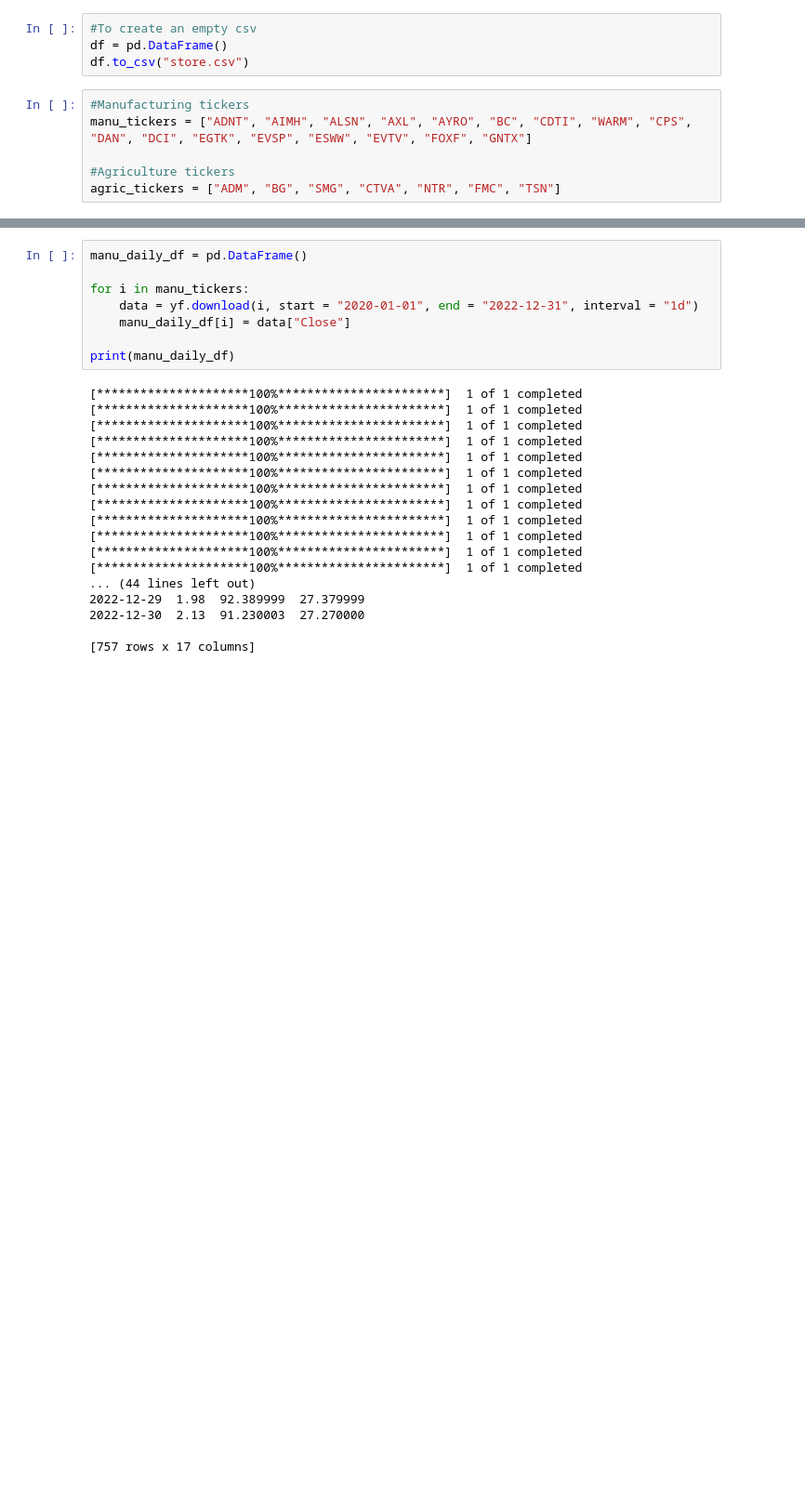
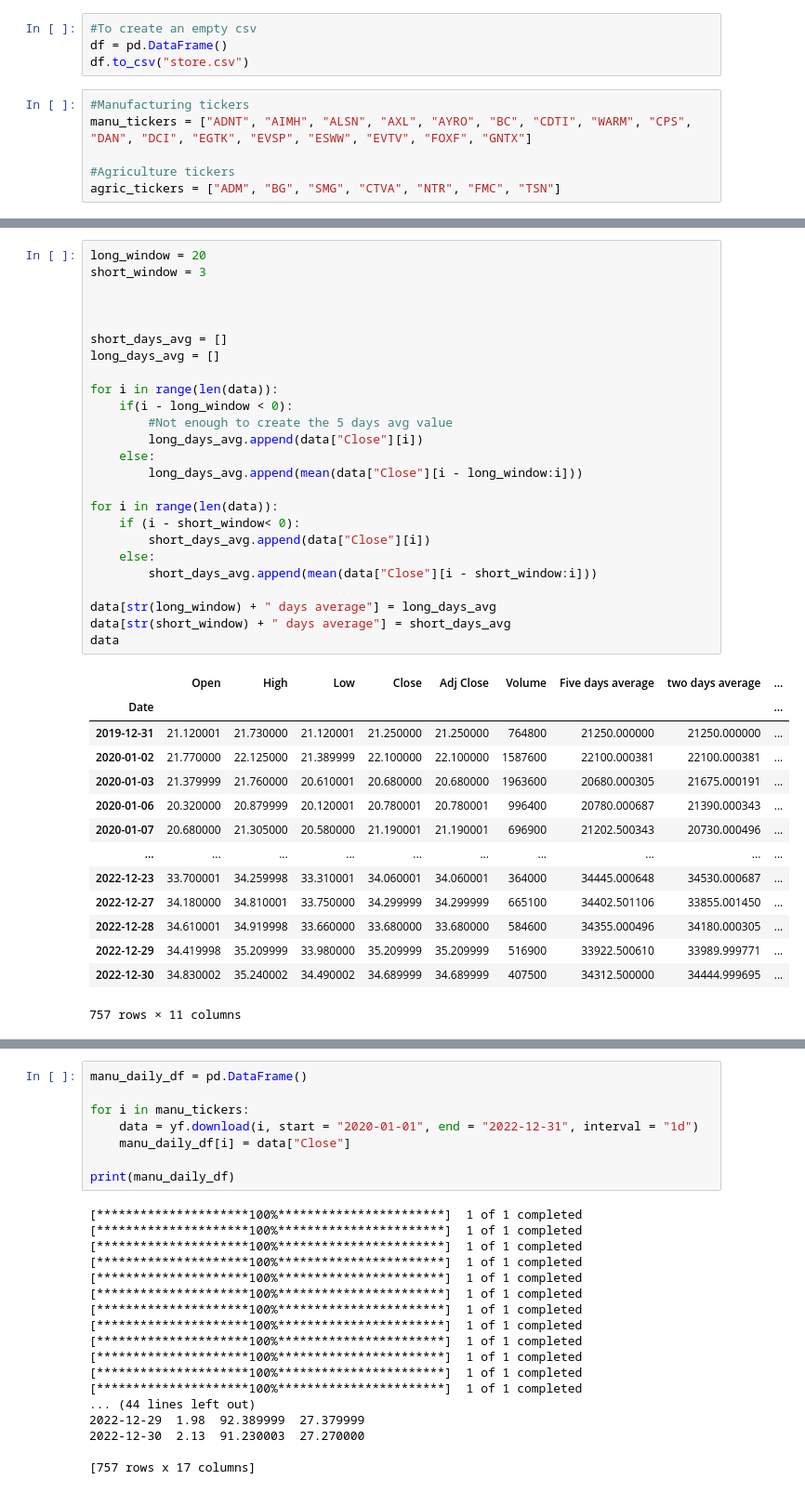
Before and after one commit to Bruck1113/momentum_trading_research, a Jupyter notebook: data_collection.ipynb, the cells around one changed output, grey strips where cells are left out. Shown at 93% size. Saved outputs shown, nothing was run; the diff lists cells and outputs as text; blank space fills up the shorter version.

```diff
--- a/data_collection.ipynb
+++ b/data_collection.ipynb
@@ -43,3 +44,43 @@ Date
 2022-12-30  34.830002  35.240002  34.490002  34.689999  34.689999   407500
 
 [757 rows x 6 columns]
+# %%
+long_window = 20
+short_window = 3
+
+
+
+short_days_avg = []
+long_days_avg = []
+
+for i in range(len(data)):
+    if(i - long_window < 0):
+        #Not enough to create the 5 days avg value
+        long_days_avg.append(data["Close"][i])
+    else:
+        long_days_avg.append(mean(data["Close"][i - long_window:i]))
+
+for i in range(len(data)):
+    if (i - short_window< 0):
+        short_days_avg.append(data["Close"][i])
+    else:
+        short_days_avg.append(mean(data["Close"][i - short_window:i]))
+
+data[str(long_window) + " days average"] = long_days_avg
+data[str(short_window) + " days average"] = short_days_avg
+data
+# %% [output]
+|  | Open | High | Low | Close | Adj Close | Volume | Five days average | two days average | ... |
+| Date |  |  |  |  |  |  |  |  | ... |
+| 2019-12-31 | 21.120001 | 21.730000 | 21.120001 | 21.250000 | 21.250000 | 764800 | 21250.000000 | 21250.000000 | ... |
+| 2020-01-02 | 21.770000 | 22.125000 | 21.389999 | 22.100000 | 22.100000 | 1587600 | 22100.000381 | 22100.000381 | ... |
+| 2020-01-03 | 21.379999 | 21.760000 | 20.610001 | 20.680000 | 20.680000 | 1963600 | 20680.000305 | 21675.000191 | ... |
+| 2020-01-06 | 20.320000 | 20.879999 | 20.120001 | 20.780001 | 20.780001 | 996400 | 20780.000687 | 21390.000343 | ... |
+| 2020-01-07 | 20.680000 | 21.305000 | 20.580000 | 21.190001 | 21.190001 | 696900 | 21202.500343 | 20730.000496 | ... |
+| ... | ... | ... | ... | ... | ... | ... | ... | ... | ... |
+| 2022-12-23 | 33.700001 | 34.259998 | 33.310001 | 34.060001 | 34.060001 | 364000 | 34445.000648 | 34530.000687 | ... |
+| 2022-12-27 | 34.180000 | 34.810001 | 33.750000 | 34.299999 | 34.299999 | 665100 | 34402.501106 | 33855.001450 | ... |
+| 2022-12-28 | 34.610001 | 34.919998 | 33.660000 | 33.680000 | 33.680000 | 584600 | 34355.000496 | 34180.000305 | ... |
+| 2022-12-29 | 34.419998 | 35.209999 | 33.980000 | 35.209999 | 35.209999 | 516900 | 33922.500610 | 33989.999771 | ... |
+| 2022-12-30 | 34.830002 | 35.240002 | 34.490002 | 34.689999 | 34.689999 | 407500 | 34312.500000 | 34444.999695 | ... |
+757 rows × 11 columns
```
Also changed, not shown: parts of 7 cells of this notebook, 2 other files.
